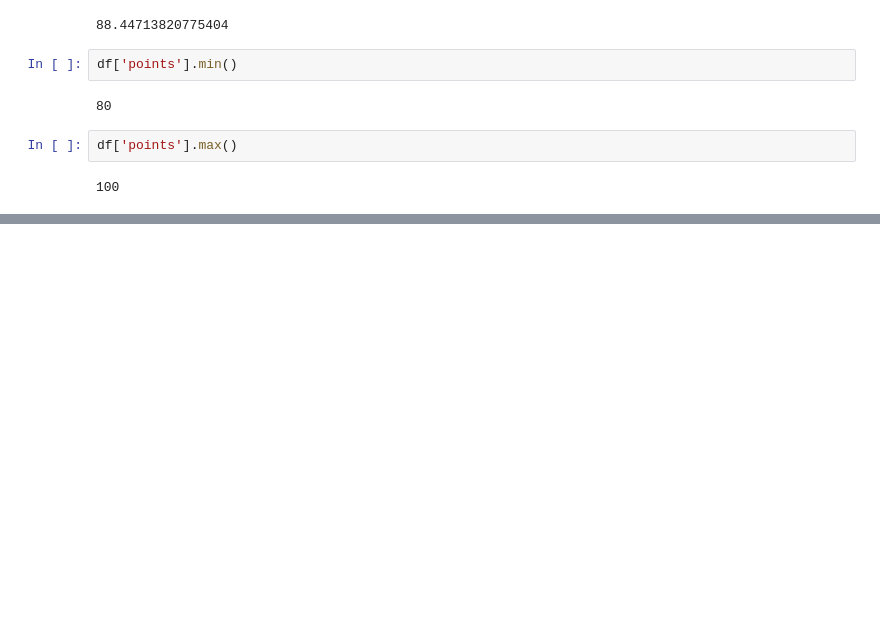
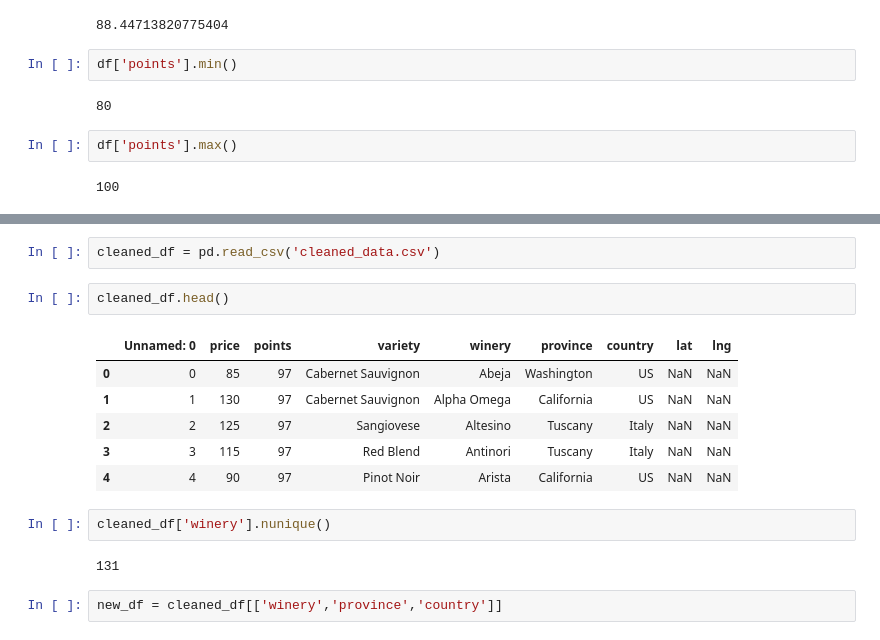
Before and after one commit to ladyj-dev/D3_Team_Project2, a Jupyter notebook: Resources/Wine Data Beginning Analysis.ipynb, the cells around one changed output, grey strips where cells are left out. Saved outputs shown, nothing was run; the diff lists cells and outputs as text; blank space fills up the shorter version.

```diff
--- a/Resources/Wine Data Beginning Analysis.ipynb
+++ b/Resources/Wine Data Beginning Analysis.ipynb
@@ -177,0 +383,17 @@ df['points'].max()
+# %%
+cleaned_df = pd.read_csv('cleaned_data.csv')
+# %%
+cleaned_df.head()
+# %% [output]
+|  | Unnamed: 0 | price | points | variety | winery | province | country | lat | lng |
+| 0 | 0 | 85 | 97 | Cabernet Sauvignon | Abeja | Washington | US | NaN | NaN |
+| 1 | 1 | 130 | 97 | Cabernet Sauvignon | Alpha Omega | California | US | NaN | NaN |
+| 2 | 2 | 125 | 97 | Sangiovese | Altesino | Tuscany | Italy | NaN | NaN |
+| 3 | 3 | 115 | 97 | Red Blend | Antinori | Tuscany | Italy | NaN | NaN |
+| 4 | 4 | 90 | 97 | Pinot Noir | Arista | California | US | NaN | NaN |
+# %%
+cleaned_df['winery'].nunique()
+# %% [output]
+131
+# %%
+new_df = cleaned_df[['winery','province','country']]
```
Also changed, not shown: parts of 47 cells of this notebook, 28 other files.
